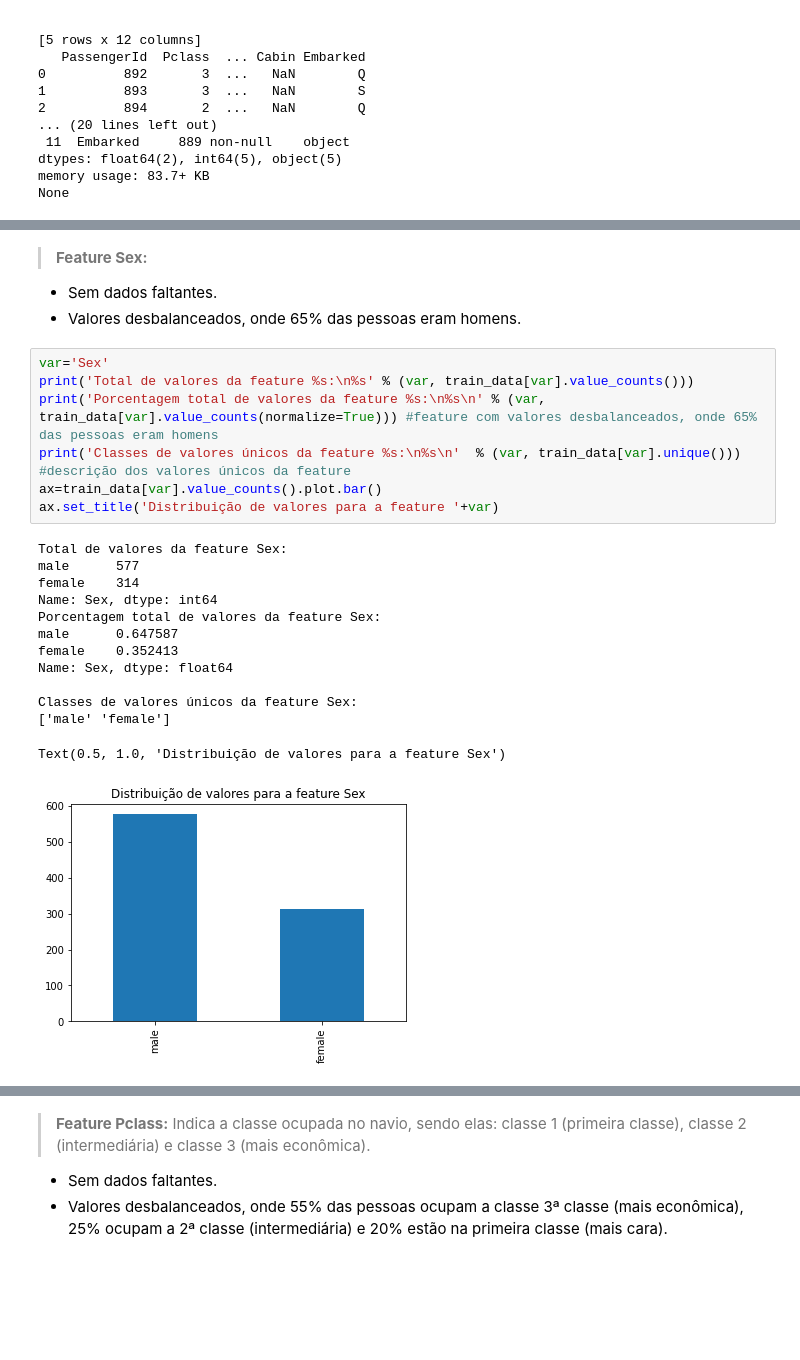
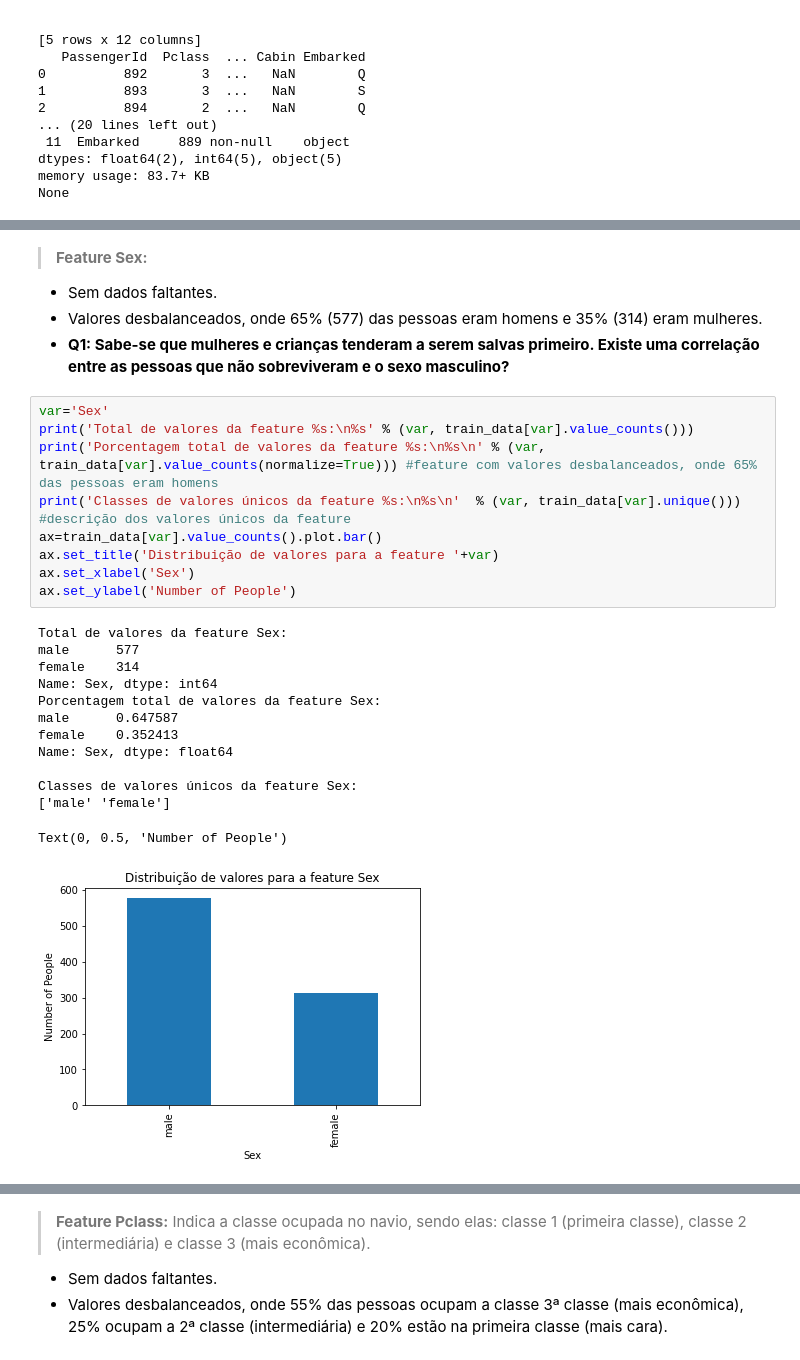
Before and after one commit to llcorrea/titanic_competition, a Jupyter notebook: Titanic_comp.ipynb, the cells around one changed output, grey strips where cells are left out. Drawn from its saved outputs; the diff is of its cells as text; blank space fills up the shorter version.

```diff
--- a/Titanic_comp.ipynb
+++ b/Titanic_comp.ipynb
@@ -110,28 +114,31 @@ Text(0.5, 1.0, 'Distribuição de valores para a feature Survived')
 > **Feature Sex:**
 
 * Sem dados faltantes.
-* Valores desbalanceados, onde 65% das pessoas eram homens.
+* Valores desbalanceados, onde 65% (577) das pessoas eram homens e 35% (314) eram mulheres.
+* **Q1: Sabe-se que mulheres e crianças tenderam a serem salvas primeiro. Existe uma correlação entre as pessoas que não sobreviveram e o sexo masculino?**
 # %%
 var='Sex'
 print('Total de valores da feature %s:\n%s' % (var, train_data[var].value_counts()))
 print('Porcentagem total de valores da feature %s:\n%s\n' % (var, train_data[var].value_counts(normalize=True))) #feature com valores desbalanceados, onde 65% das pessoas eram homens
 print('Classes de valores únicos da feature %s:\n%s\n'  % (var, train_data[var].unique())) #descrição dos valores únicos da feature
 ax=train_data[var].value_counts().plot.bar()
 ax.set_title('Distribuição de valores para a feature '+var)
+ax.set_xlabel('Sex')
+ax.set_ylabel('Number of People')
 # %% [output]
 Total de valores da feature Sex:
 male      577
 female    314
 Name: Sex, dtype: int64
 Porcentagem total de valores da feature Sex:
 male      0.647587
 female    0.352413
 Name: Sex, dtype: float64
 
 Classes de valores únicos da feature Sex:
 ['male' 'female']
-Text(0.5, 1.0, 'Distribuição de valores para a feature Sex')
+Text(0, 0.5, 'Number of People')
-[figure, old version]
+[figure, new version]
 # %% [markdown]
 > **Feature Age:**
 
```
Also changed, not shown: parts of 6 cells of this notebook.
